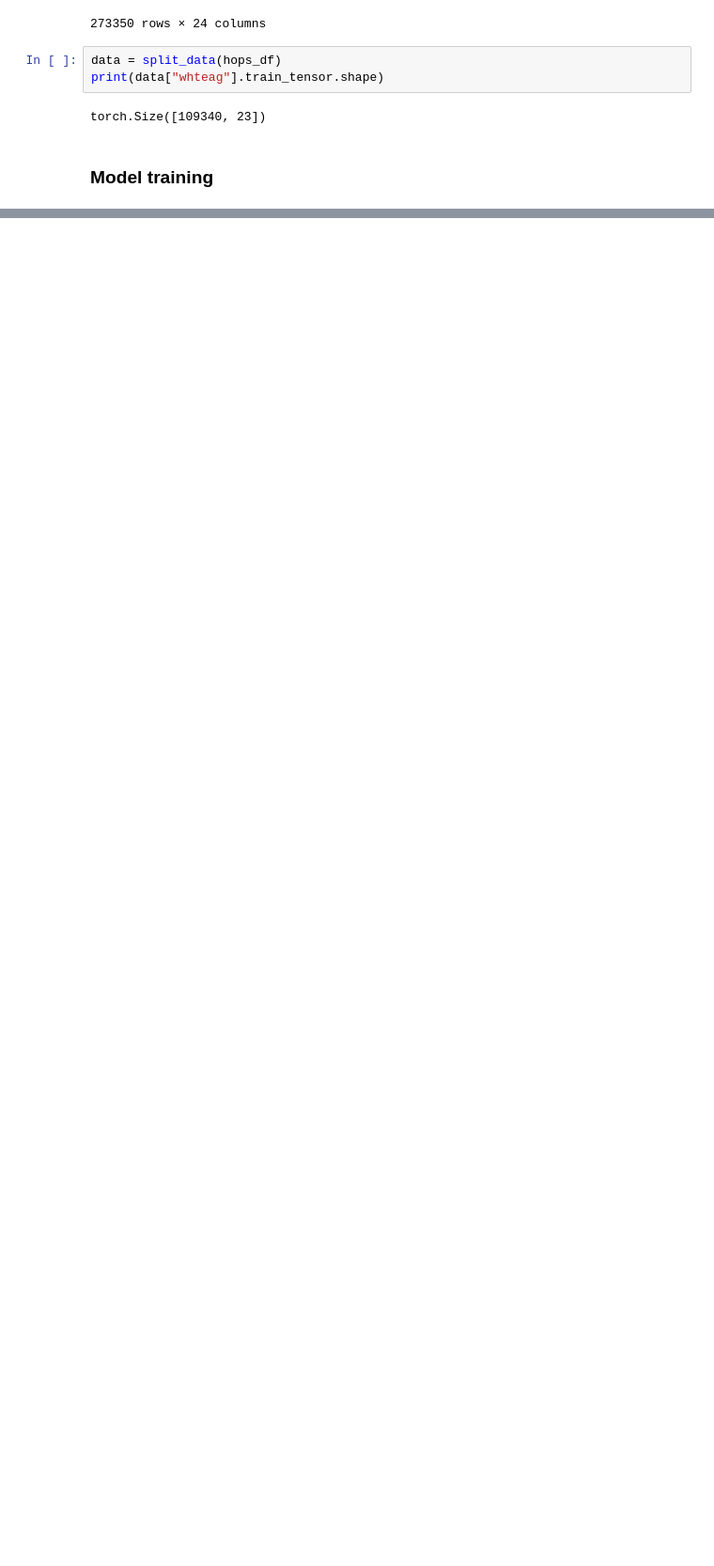
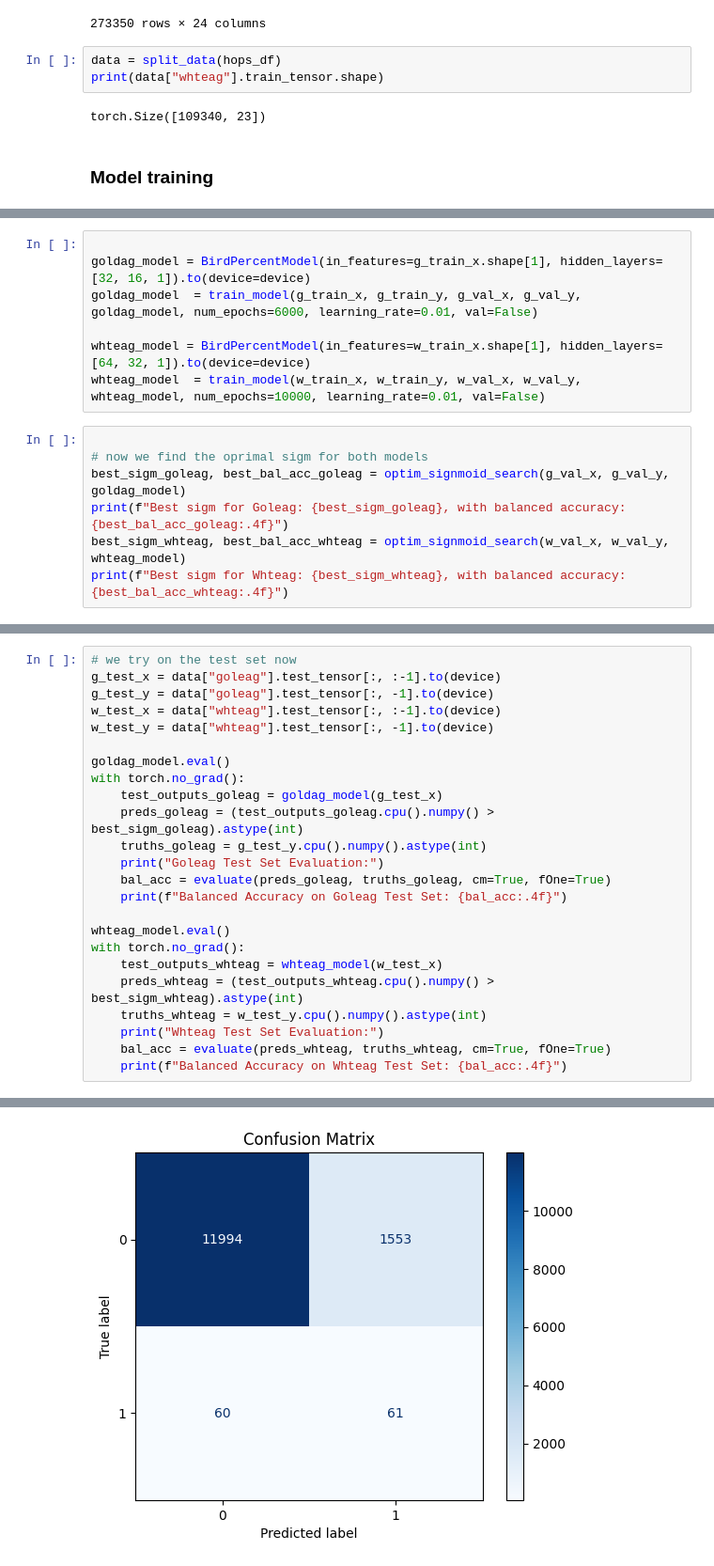
Before and after one commit to JarlSteph/BirdUp, a Jupyter notebook: Models/train.ipynb, the cells around one changed output, grey strips where cells are left out. Shown at 94% size. Cells and saved outputs as stored; diff of their text form; blank space fills up the shorter version.

Commit message:
models trained pre restructuring

```diff
--- a/Models/train.ipynb
+++ b/Models/train.ipynb
@@ -317,0 +355,14 @@ F1-Score: 0.5372
+# %%
+
+goldag_model = BirdPercentModel(in_features=g_train_x.shape[1], hidden_layers=[32, 16, 1]).to(device=device)
+goldag_model  = train_model(g_train_x, g_train_y, g_val_x, g_val_y, goldag_model, num_epochs=6000, learning_rate=0.01, val=False)
+
+whteag_model = BirdPercentModel(in_features=w_train_x.shape[1], hidden_layers=[64, 32, 1]).to(device=device)
+whteag_model  = train_model(w_train_x, w_train_y, w_val_x, w_val_y, whteag_model, num_epochs=10000, learning_rate=0.01, val=False)
+# %%
+
+# now we find the oprimal sigm for both models
+best_sigm_goleag, best_bal_acc_goleag = optim_signmoid_search(g_val_x, g_val_y, goldag_model)
+print(f"Best sigm for Goleag: {best_sigm_goleag}, with balanced accuracy: {best_bal_acc_goleag:.4f}")
+best_sigm_whteag, best_bal_acc_whteag = optim_signmoid_search(w_val_x, w_val_y, whteag_model)
+print(f"Best sigm for Whteag: {best_sigm_whteag}, with balanced accuracy: {best_bal_acc_whteag:.4f}")
@@ -317,0 +372,25 @@ F1-Score: 0.5372
+# %%
+# we try on the test set now
+g_test_x = data["goleag"].test_tensor[:, :-1].to(device)
+g_test_y = data["goleag"].test_tensor[:, -1].to(device)
+w_test_x = data["whteag"].test_tensor[:, :-1].to(device)
+w_test_y = data["whteag"].test_tensor[:, -1].to(device)
+
+goldag_model.eval()
+with torch.no_grad():
+    test_outputs_goleag = goldag_model(g_test_x)
+    preds_goleag = (test_outputs_goleag.cpu().numpy() > best_sigm_goleag).astype(int)
+    truths_goleag = g_test_y.cpu().numpy().astype(int)
+    print("Goleag Test Set Evaluation:")
+    bal_acc = evaluate(preds_goleag, truths_goleag, cm=True, fOne=True)
+    print(f"Balanced Accuracy on Goleag Test Set: {bal_acc:.4f}")
+
+whteag_model.eval()
+with torch.no_grad():
+    test_outputs_whteag = whteag_model(w_test_x)
+    preds_whteag = (test_outputs_whteag.cpu().numpy() > best_sigm_whteag).astype(int)
+    truths_whteag = w_test_y.cpu().numpy().astype(int)
+    print("Whteag Test Set Evaluation:")
+    bal_acc = evaluate(preds_whteag, truths_whteag, cm=True, fOne=True)
+    print(f"Balanced Accuracy on Whteag Test Set: {bal_acc:.4f}")
+# %% [output]
@@ -317,0 +399 @@ F1-Score: 0.5372
+[figure, added]
```
Also changed, not shown: parts of 18 cells of this notebook, 3 other files.
